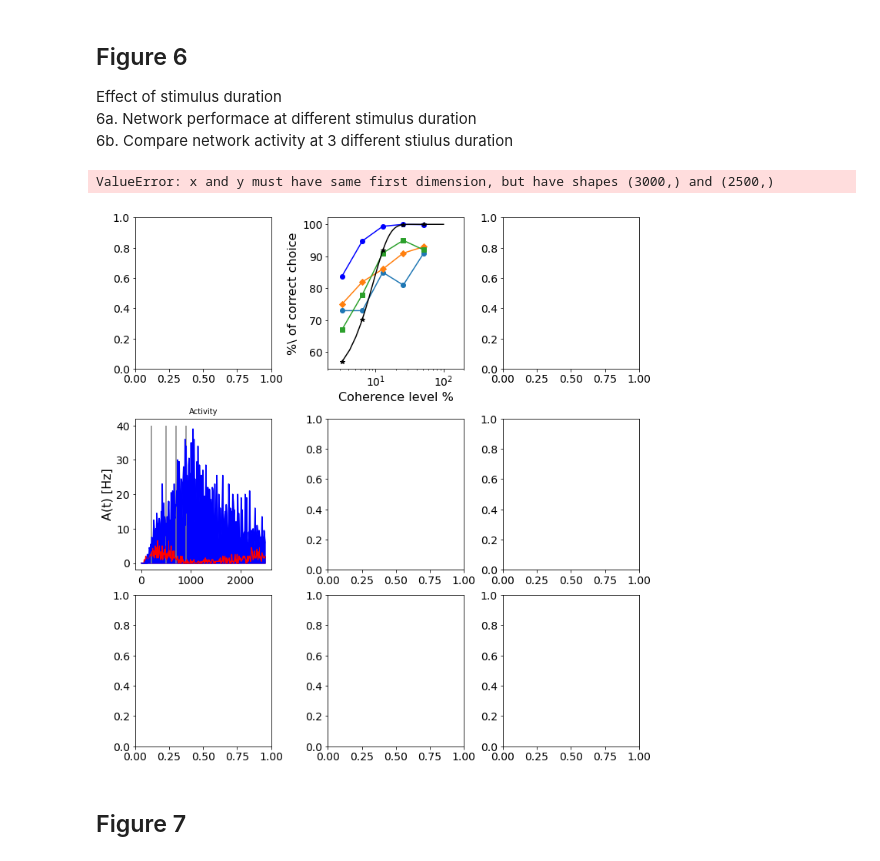
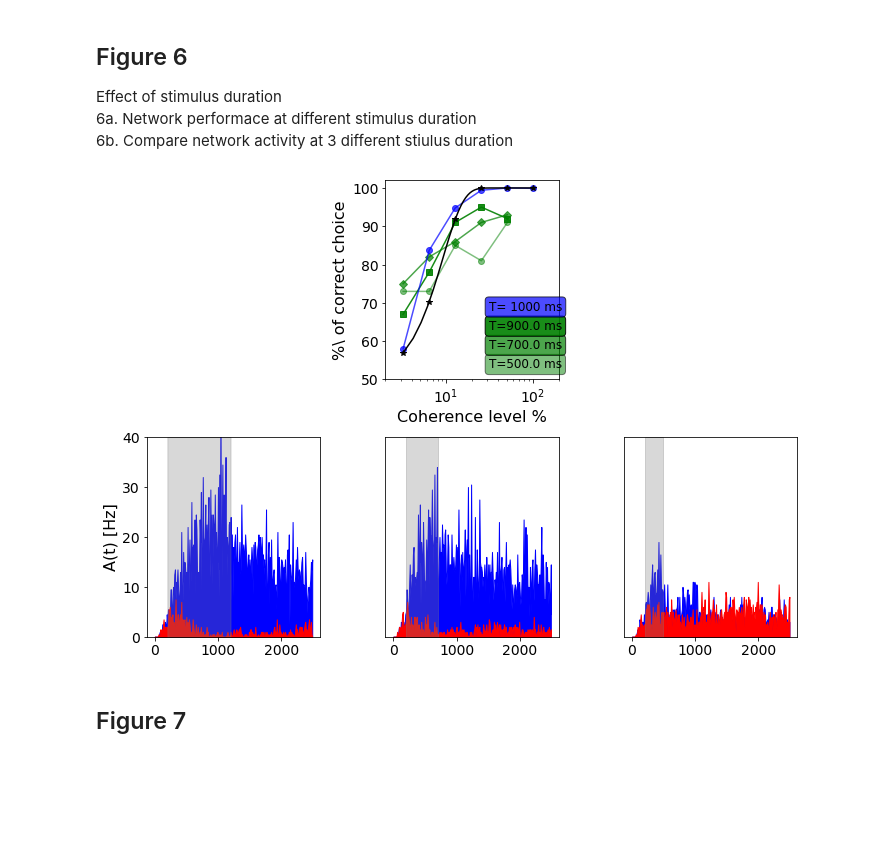
Before and after one commit to alessandratrapani/decision_making_NEST_NRP, a Jupyter notebook: NEST/run_figures.ipynb, the cells around one changed output. Drawn from its saved outputs; the diff is of its cells as text; code cells hidden in the pictures; blank space fills up the shorter version.

```diff
--- a/NEST/run_figures.ipynb
+++ b/NEST/run_figures.ipynb
@@ -51,7 +52,6 @@ Comparison of the standard behaviour of the network at 0.0%, 12.8% and 51.2% sti
 # %%
 show=True
 
-sim_parameters = pd.read_csv('simulation_parameters.csv', index_col=0)
 sim_type = 'standard'
 start_stim = sim_parameters[sim_type]['start_stim']
 end_stim = sim_parameters[sim_type]['end_stim']
@@ -64,7 +64,7 @@ mult_coherence = [0.0,-0.128,-0.512]
 trial = [158,199,6]
 
 for i, coherence in enumerate(mult_coherence):
-    j = trial[i*2*2]
+    j = trial[i]
     path = os.path.join(results_dir_standard,'c'+str(coherence),'trial_'+ str(j))
 
     evsA, tsA, t, A_N_A, stimulus_A, sum_stimulus_A = extract_results(path, 'A')
@@ -75,7 +75,6 @@ for i, coherence in enumerate(mult_coherence):
     axes[2*i][0].vlines(start_stim, 0, 800, color='grey')
     axes[2*i][0].vlines(end_stim, 0, 800, color='grey')
     axes[2*i][0].set_yticks([])
-    axes[2*i+1][0].plot(t, A_N_A, color='red', label ='pop A')
     axes[2*i+1][0].fill_between(t, A_N_A, color='red')
     axes[2*i+1][0].vlines(start_stim, 0, 60, color='grey')
     axes[2*i+1][0].vlines(end_stim, 0, 60, color='grey')
@@ -86,7 +85,6 @@ for i, coherence in enumerate(mult_coherence):
     axes[2*i][1].vlines(start_stim, 800, 1600, color='grey')
     axes[2*i][1].vlines(end_stim, 800, 1600, color='grey')
     axes[2*i][1].set_yticks([])
-    axes[2*i+1][1].plot(t, B_N_B, color='blue', label ='pop B')
     axes[2*i+1][1].fill_between(t, B_N_B, color='blue')
     axes[2*i+1][1].vlines(start_stim, 0, 60, color='grey')
     axes[2*i+1][1].vlines(end_stim, 0, 60, color='grey')
@@ -292,7 +290,9 @@ for j in trials:
     axes[0][i].vlines(end_stim, 0, 1600, color='grey')
 
     axes[1][i].plot(t, A_N_A, color='red', label ='pop A')
+    axes[1][i].fill_between(t, A_N_A, color='red', alpha = 0.6)
     axes[1][i].plot(t, B_N_B, color='blue', label ='pop B')
+    axes[1][i].fill_between(t, B_N_B, color='blue', alpha = 0.6)
     axes[1][i].vlines(start_stim, 0, 40, color='grey')
     axes[1][i].vlines(end_stim, 0, 40, color='grey')
 
@@ -404,9 +496,9 @@ dt_rec = sim_parameters[sim_type]['dt_rec']
 
 results_dir_standard = os.path.join(results_dir,sim_type)
 
-fig5b, axes = plt.subplots(3, 1, sharex=True, sharey=True, figsize=(5,10))
+fig5b, axes = plt.subplots(4, 1, sharex=True, sharey=True, figsize=(5,10))
 
-coherence_level = [0.032, 0.064, 0.128]
+coherence_level = [0.0, 0.032, 0.064, 0.128]
 n_trial = 200
 for i,coherence in enumerate(coherence_level):
 
@@ -435,7 +527,7 @@ for i,coherence in enumerate(coherence_level):
     axes[i].plot(t[0:120],mean_activity_wB_sB[0:120],'black')
     axes[i].plot(t[0:120],mean_activity_wA_sB[0:120],'orange',alpha=0.6)
 
-coherence_level = [-0.032, -0.064, -0.128]
+coherence_level = [0.0, -0.032, -0.064, -0.128]
 
 for i,coherence in enumerate(coherence_level):
 
@@ -468,7 +560,7 @@ for i,coherence in enumerate(coherence_level):
     axes[i].set_title('coherence '+str(coherence*100)+'%')
     axes[i].set_ylabel('Decision slope [Hz]')
 
-axes[2].set_xlabel('time [ms]')
+axes[3].set_xlabel('time [ms]')
 fig5b.savefig(os.path.join(figure_dir,'Figure5b.png'))
 
 if show:
@@ -722,20 +635,28 @@ sim_parameters = pd.read_csv('simulation_parameters.csv', index_col=0)
 
 sim_type = 'stim_duration'
 results_dir_stim_duration = os.path.join(results_dir,sim_type)
-end_stim = [500.0,700.0,900.0]
+end_stim = [500.0, 700.0,900.0]
 
 sim_type = 'standard'
 results_dir_standard =os.path.join(results_dir,sim_type)
+simtime = sim_parameters[sim_type]['simtime']
+start_stim = sim_parameters[sim_type]['start_stim']
 
-fig6,axes = plt.subplots(3, 3,  figsize=(10,10),constrained_layout=True)
+fig6,axes = plt.subplots(2, 3,  figsize=(10,7),constrained_layout=True)
+
+axes[0][0].remove()
+axes[0][2].remove()
+
 
 marker=['o','D','s','X','^']
 coherence_level = np.array([3.2,6.4,12.8,25.6,51.2])
 n_trial = 100
-
+c = ['g','limegreen','lime']
+y = [53,58,63]
 for n,d in enumerate(end_stim):
     percentage_B_win=[]
     mult_coherence = [0.032,0.064,0.128,0.256,0.512]
+
 
     for i, coherence in enumerate(mult_coherence):
         path = os.path.join(results_dir_stim_duration,'stim_end_'+str(d),'c'+str(coherence))
@@ -743,57 +664,57 @@ for n,d in enumerate(end_stim):
         trial_B_win = trial_winner[trial_winner['winner']=='B'].to_numpy()
         percentage_B_win.append((len(trial_B_win)/n_trial)*100)
 
-    axes[0][1].semilogx(coherence_level,percentage_B_win,marker=marker[n], label = 'T='+str(d)+' ms')
+    axes[0][1].semilogx(coherence_level,percentage_B_win,marker=marker[n], color='green', alpha = 0.5+0.2*n, label = 'T='+str(d)+' ms')
     axes[0][1].set_xlabel('Coherence level %')
     axes[0][1].set_ylabel('%\ of correct choice')
+    axes[0][1].text(coherence_level[-1]-20, y[n], 'T='+str(d)+' ms',bbox=dict(boxstyle="round", fc='green', alpha = 0.5+0.2*n))
+
 
 n_trial = 1000
 winner = pd.read_csv(os.path.join(results_dir_standard,'1000_winners.csv'))
-percentage_B_win = 100*(winner['pop B win'].to_numpy()[1:6])/n_trial
-
+percentage_B_win = 100*(winner['pop B win'].to_numpy()[0:6])/n_trial
+coherence_level = np.array([3.2,6.4,12.8,25.6,51.2,100.])
 c=np.linspace(3.2,100.,100)
 fit_weibul=weib(c,9.2,1.8)
 point_weibul=weib(coherence_level,9.2,1.8)
 
-axes[0][1].semilogx(coherence_level,percentage_B_win,'o-', color='blue')
+axes[0][1].semilogx(coherence_level,percentage_B_win,'o-', color='blue', alpha = 0.7,label = 'T=1000 ms')
 axes[0][1].semilogx(c,fit_weibul*100,color='black')
 axes[0][1].semilogx(coherence_level,point_weibul*100,'*',color='black')
 axes[0][1].set_xlim(2*1e0, 2*1e2)
 axes[0][1].set_xlabel('Coherence level %')
 axes[0][1].set_ylabel('%\ of correct choice')
+axes[0][1].set_yticks([50,60,70,80,90,100])
+axes[0][1].text(coherence_level[-2]-20, 68, 'T= 1000 ms',bbox=dict(boxstyle="round", fc= 'blue', alpha = 0.7))
+
 
 #########################################################################################
-trials = [0,0,9]
+trials = [22,17,9]
 coherence = 0.128
-simuluations = ['standard', 'stim_duration\\stim_end_500.0','stim_duration\\stim_end_700.0' ]
+simuluations = ['standard', 'stim_duration\\stim_end_700.0','stim_duration\\stim_end_500.0' ]
+end_stim = [1200.0, 700.0, 500.0]
 
 for i,s in enumerate(simuluations):
     path = os.path.join(results_dir,s,'c'+str(coherence),'trial_'+ str(trials[i]))
     evsA, tsA, t, A_N_A, stimulus_A, sum_stimulus_A = extract_results(path, 'A', integral=False)
     evsB, tsB, t, B_N_B, stimulus_B, sum_stimulus_B = extract_results(path, 'B', integral=False)
 
-    axes[1][i].plot(t, A_N_A, color='red', label ='pop A')
-    axes[1][i].fill_between(t, A_N_A, color='red')
-    axes[1][i].plot(t, B_N_B, color='blue', label ='pop B')
-    axes[1][i].fill_between(t, B_N_B, color='blue')
-    axes[1][i].vlines(start_stim, 0, 40, color='grey')
-    axes[1][i].vlines(end_stim[i], 0, 40, color='grey')
-    axes[1][i].set_ylabel("A(t) [Hz]")
-    axes[1][i].set_title("Activity", fontsize=10)
+    axes[1][i].fill_between(t, B_N_B, color='blue', label ='pop B')
+    axes[1][i].fill_between(t, A_N_A, color='red', label ='pop A')
+    axes[1][i].tick_params(axis='y')
+    axes[1][i].set_ylim(0,40)
+    axes[1][i].set_yticks([])
+    axes[1][i].fill_between(np.arange(start_stim, end_stim[i]),np.ones((int(end_stim[i]-start_stim)))*40, color = 'grey', alpha=0.3)
 
-    axes[2][i].plot(np.arange(0., simtime),stimulus_A, 'red', label='stimulus on A')
-    axes[2][i].plot(np.arange(0., simtime),stimulus_B, 'blue', label='stimulus on B')
-    axes[2][i].set_ylabel("stimulus [Hz]")
-    axes[2][i].set_title("Stochastic inputs", fontsize=10)
-    plt.xlabel("t [ms]")
-
+axes[1][0].set_yticks([0,10,20,30,40])
+axes[1][0].set_ylabel("A(t) [Hz]")
+fig6.tight_layout()
 fig6.savefig(os.path.join(figure_dir,'Figure6.png') , bbox_inches='tight')
 
 if show:
     plt.show()
 # %% [output]
-ValueError: x and y must have same first dimension, but have shapes (3000,) and (2500,)
-[figure, old version]
+[figure, new version]
 # %% [markdown]
 ## Figure 7
 # %%
```
Also changed, not shown: parts of 12 cells of this notebook, 1 other file.
